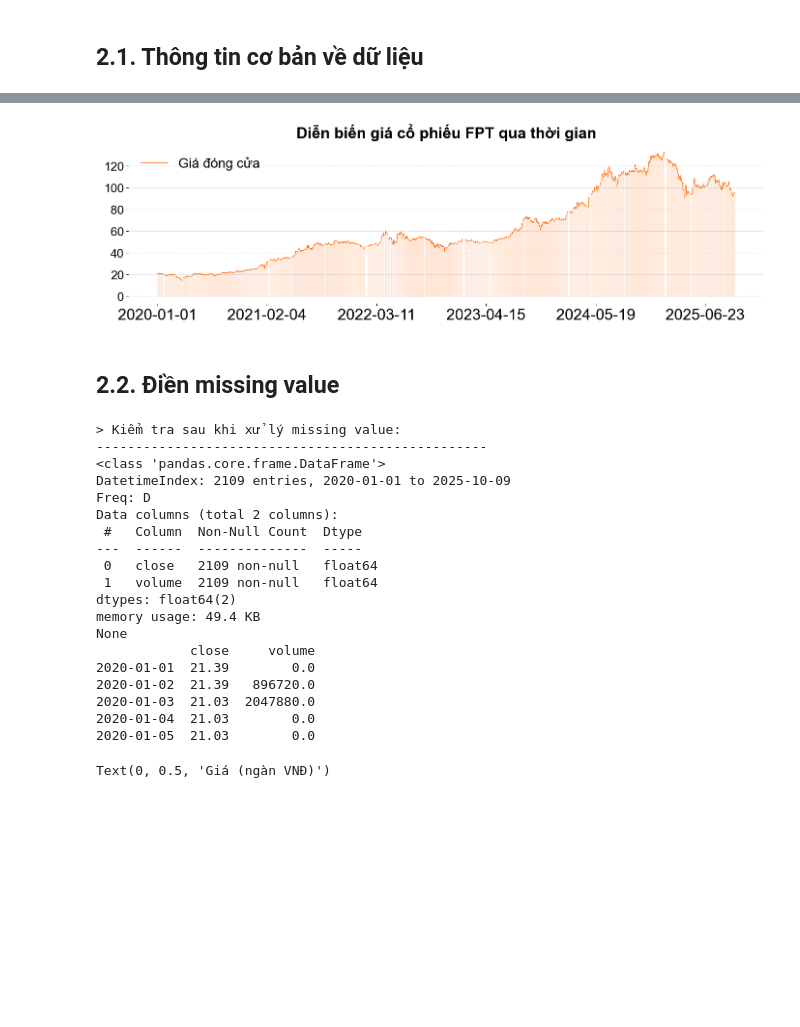
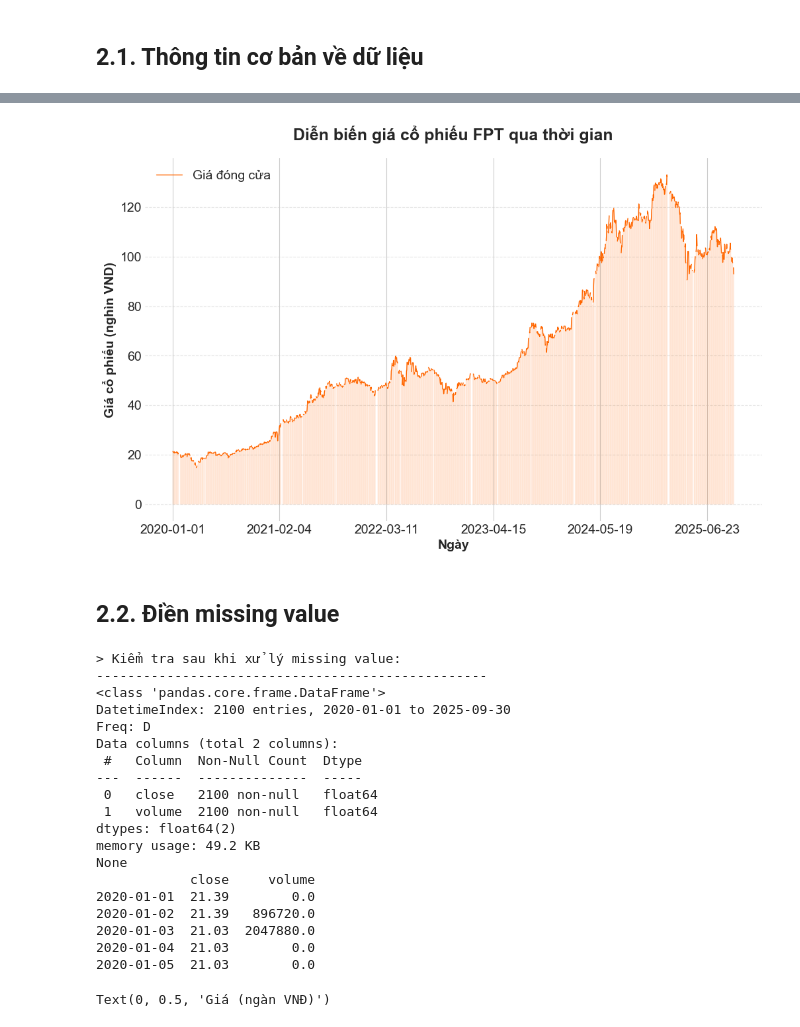
Before and after one commit to nguyenlog205/ds111-uit-stock-price-analysis, a Jupyter notebook: notebook/modeling/FPT_stock_price_analysis.ipynb, the cells around one changed output, grey strips where cells are left out. Drawn from its saved outputs; the diff is of its cells as text; code cells hidden in the pictures; blank space fills up the shorter version.

```diff
--- a/notebook/modeling/FPT_stock_price_analysis.ipynb
+++ b/notebook/modeling/FPT_stock_price_analysis.ipynb
@@ -69,6 +70,7 @@ fpt_historical_stock_price.drop(
     columns = _columns_to_drop,
     inplace=True
 )
+fpt_historical_stock_price = fpt_historical_stock_price[fpt_historical_stock_price.index <= '2025-09-30']
 print(fpt_historical_stock_price.head())
 # %% [output]
             close     volume
@@ -129,40 +181,38 @@ Tỉ lệ ngày không có giao dịch (%): 31.72%
 # %%
-plt.figure(figsize=(14, 4))
+plt.figure(figsize=(10, 6))
 
 plt.plot(
     fpt_historical_stock_price.index,
     fpt_historical_stock_price['close'],
     color='#FF6600', linewidth=1, label='Giá đóng cửa'
 )
 
 plt.fill_between(
     fpt_historical_stock_price.index,
     fpt_historical_stock_price['close'],
     color='#FF6600', alpha=0.1
 )
 
 plt.xticks(
     fpt_historical_stock_price.index[::400],
     rotation=0,
-    fontsize=23
+    fontsize=14
 )
-plt.yticks(fontsize=18)
+plt.yticks(fontsize=14)
 plt.grid(axis='y', linestyle='--', alpha=0.5)
 
-# Viền trắng, layout gọn
 plt.box(False)
 plt.tight_layout()
 
-# Chú thích + Tiêu đề
-plt.title('Diễn biến giá cổ phiếu FPT qua thời gian', fontsize=23, fontweight='bold', pad=10)
-plt.legend(frameon=False, fontsize=20, loc='upper left')
+plt.title('Diễn biến giá cổ phiếu FPT qua thời gian', fontsize=18, fontweight='bold', pad=20)
+plt.legend(frameon=False, fontsize=14, loc='upper left')
 
-# Nền trắng sạch để in/chiếu
 plt.style.use('seaborn-v0_8-whitegrid')
-
+plt.xlabel('Ngày', fontsize=14, fontweight='bold')
+plt.ylabel('Giá cổ phiếu (nghìn VND)', fontsize=14, fontweight='bold')
 plt.show()
 # %% [output]
-[figure, old version]
+[figure, new version]
 # %% [markdown]
 ## 2.2. Điền missing value
 # %%
@@ -183,15 +233,15 @@ print(fpt_historical_stock_price[['close', 'volume']].head())
 > Kiểm tra sau khi xử lý missing value:
 --------------------------------------------------
 <class 'pandas.core.frame.DataFrame'>
-DatetimeIndex: 2109 entries, 2020-01-01 to 2025-10-09
+DatetimeIndex: 2100 entries, 2020-01-01 to 2025-09-30
 Freq: D
 Data columns (total 2 columns):
  #   Column  Non-Null Count  Dtype
 ---  ------  --------------  -----
- 0   close   2109 non-null   float64
- 1   volume  2109 non-null   float64
+ 0   close   2100 non-null   float64
+ 1   volume  2100 non-null   float64
 dtypes: float64(2)
-memory usage: 49.4 KB
+memory usage: 49.2 KB
 None
             close     volume
 2020-01-01  21.39        0.0
```
Also changed, not shown: parts of 19 cells of this notebook, 1 other file.
